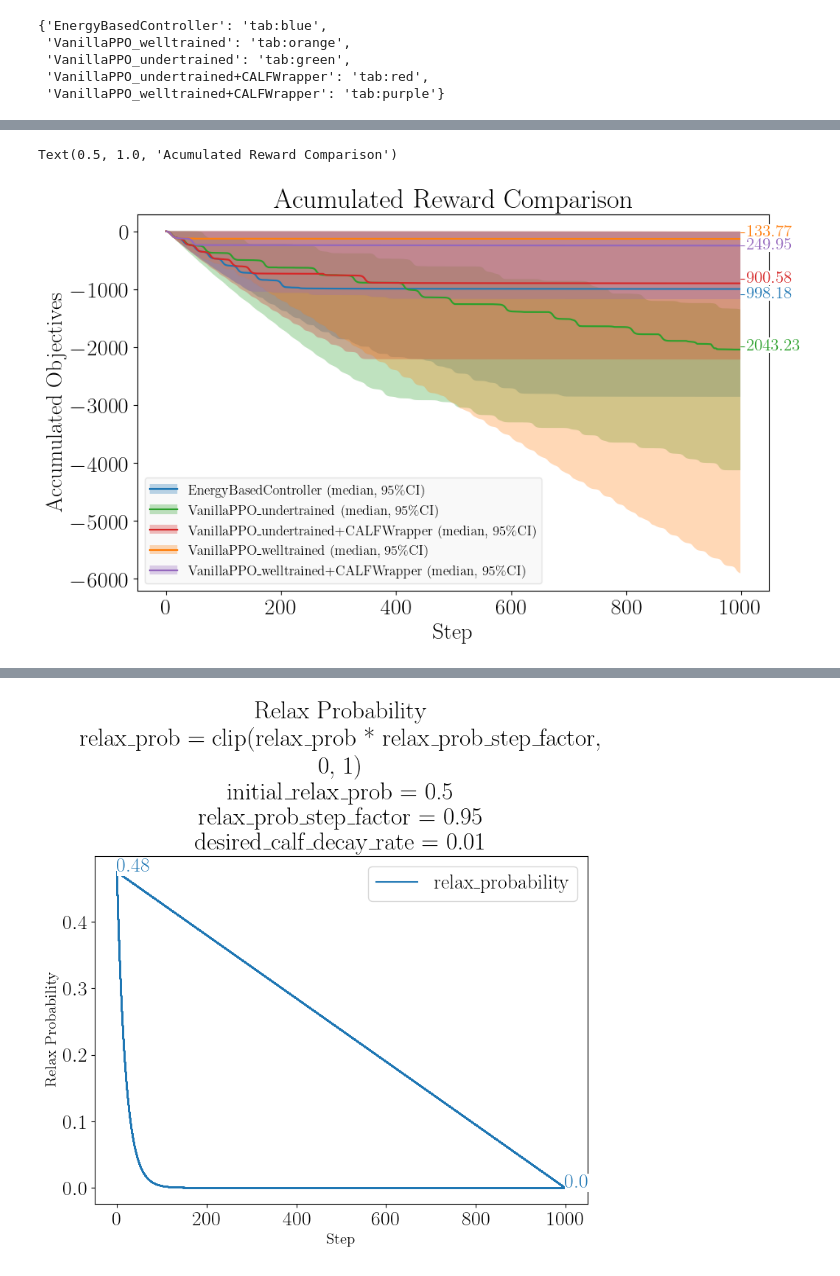
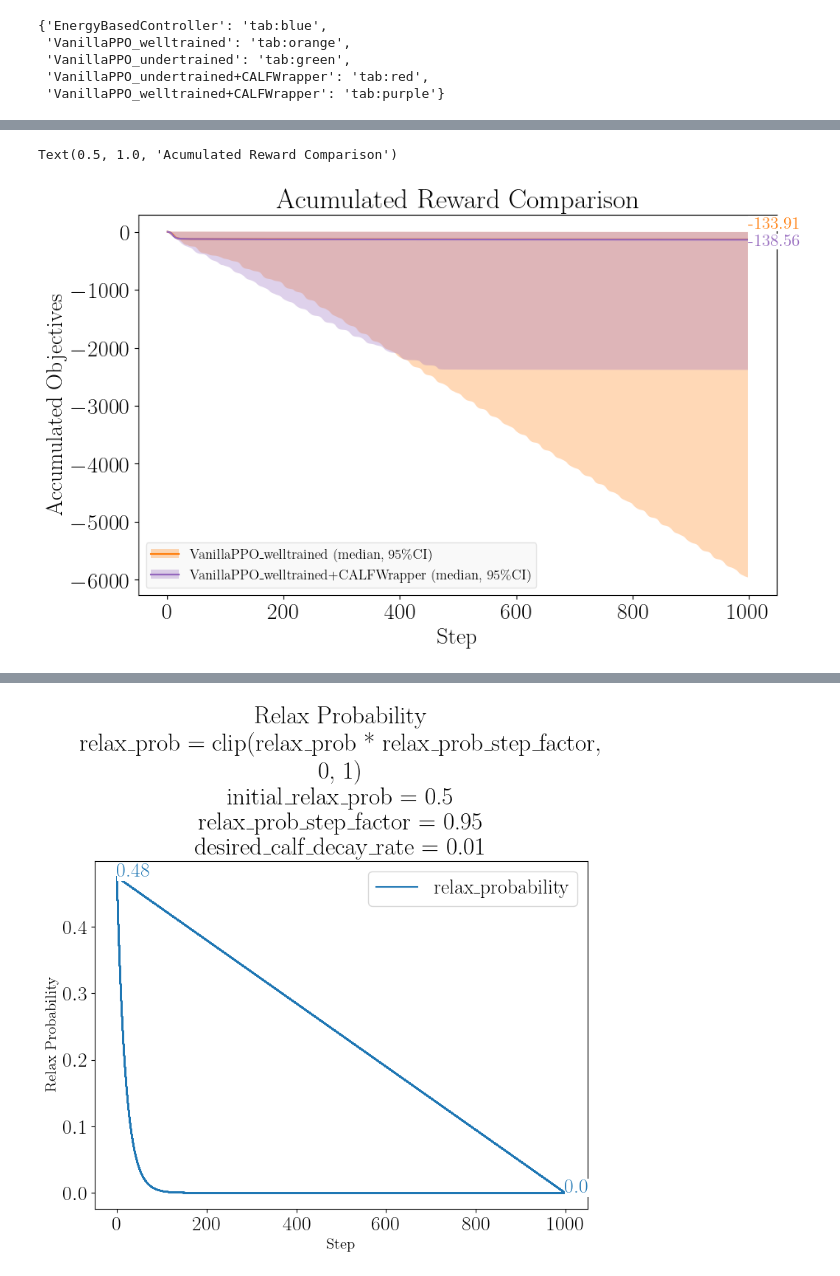
Before and after one commit to osinenkop/stable-baselines-playground, a Jupyter notebook: notebooks/analysis.ipynb, the cells around one changed output, grey strips where cells are left out. Drawn from its saved outputs; the diff is of its cells as text; code cells hidden in the pictures.

Commit message:
update config and analysis notebook for the latest eval

```diff
--- a/notebooks/analysis.ipynb
+++ b/notebooks/analysis.ipynb
@@ -14,9 +14,9 @@ df = None
 
 alias = {
     "energy_based_run": "EnergyBasedController",
-    "pure_ppo_eval_250000": "VanillaPPO_undertrained",
     "pure_ppo_eval_500000": "VanillaPPO_welltrained",
-    "pure_ppo_with_calfw_eval_250000": "VanillaPPO_undertrained+CALFWrapper",
+    "pure_ppo_eval_200000": "VanillaPPO_undertrained",
+    "pure_ppo_with_calfw_eval_200000": "VanillaPPO_undertrained+CALFWrapper",
     "pure_ppo_with_calfw_eval_500000": "VanillaPPO_welltrained+CALFWrapper",
 }
 
@@ -74,7 +74,7 @@ df.head()
 import matplotlib.colors as mcolors
 
 color_list = list(mcolors.TABLEAU_COLORS.keys())
-case_colors = {c:color_list[i] for i, c in enumerate(df.Case.unique())}
+case_colors = {c:color_list[i] for i, c in enumerate(alias.values())}
 case_colors
 # %% [output]
 {'EnergyBasedController': 'tab:blue',
@@ -116,7 +118,7 @@ p.set_xticklabels([l for l in p.get_xticklabels()], rotation=15, ha="right")
 p.minorticks_on()
 
 ax.set_ylabel("Last accummulated reward")
-ax.set_title("Box plot grouped by Case\nLast accumulated rewards over 31 runs")
+ax.set_title(f"Box plot grouped by Case\nLast accumulated rewards over {int(n_runs[0])} runs")
 ax.grid(visible=True, which="both", linewidth=0.3)
 fig.suptitle("")
 plt.tight_layout()
@@ -224,40 +223,40 @@ legend_info = {}
 anotation_bias = {
     "EnergyBasedController": [0, -150],
     "VanillaPPO_undertrained": [0, 0],
-    "VanillaPPO_undertrained+CALFWrapper": [0, 20],
-    "VanillaPPO_welltrained": [0, 50],
-    "VanillaPPO_welltrained+CALFWrapper": [0, -50],
+    "VanillaPPO_undertrained+CALFWrapper": [0, -350],
+    "VanillaPPO_welltrained": [0, 200],
+    "VanillaPPO_welltrained+CALFWrapper": [0, -100],
 }
 
 agg_func = "median"
 
 # for c in tmp_df.index.unique():
 for c in [
-    "EnergyBasedController",
-    "VanillaPPO_undertrained",
-    "VanillaPPO_undertrained+CALFWrapper",
+    # "EnergyBasedController",
+    # "VanillaPPO_undertrained",
+    # "VanillaPPO_undertrained+CALFWrapper",
     "VanillaPPO_welltrained",
     "VanillaPPO_welltrained+CALFWrapper",
 ]:
     p_m = plot_solid(tmp_df.loc[c], y_label=y_label,
                      ax=ax,
                      color=case_colors[c],
                      bias=anotation_bias[c],
                      agg_func=agg_func)
     p_ic = plot_ic(tmp_df.loc[c], y_label=y_label, ax=ax, color=case_colors[c])
 
     legend_info[c + f" ({agg_func}, 95\%CI)"] = (p_m, p_ic)
 
 legend = ax.legend(legend_info.values(),
                    legend_info.keys(),
                    facecolor='whitesmoke',
                    framealpha=0.5,
                    prop={'size': 12})
 
 ax.set_title("Acumulated Reward Comparison")
 # %% [output]
 Text(0.5, 1.0, 'Acumulated Reward Comparison')
-[figure, old version]
+[figure, new version]
 # %%
 legend_info
 # %% [output]
```
Also changed, not shown: parts of 13 cells of this notebook, 1 other file.
